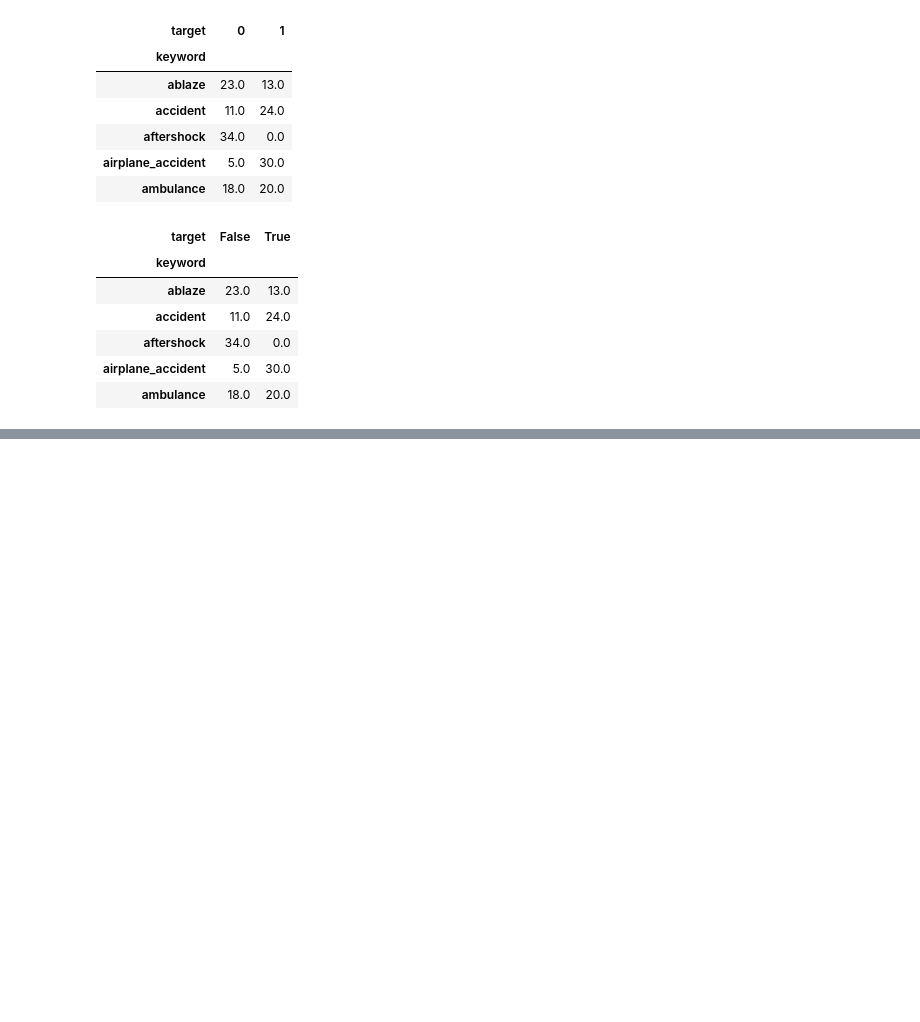
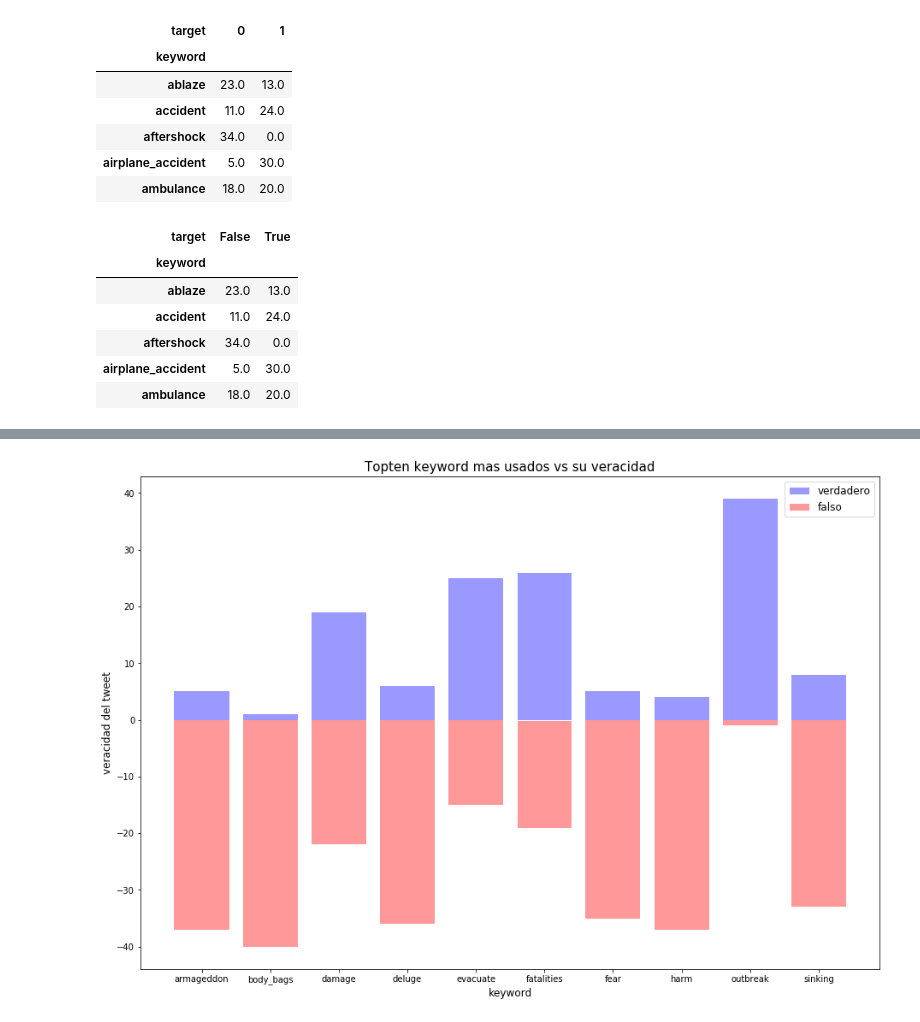
Before and after one commit to ZoraidaF/Cuarendata, a Jupyter notebook: Tp1_20_Sher.ipynb, the cells around one changed output, grey strips where cells are left out. Cells and saved outputs as stored; diff of their text form; code cells hidden in the pictures; blank space fills up the shorter version.

```diff
--- a/Tp1_20_Sher.ipynb
+++ b/Tp1_20_Sher.ipynb
@@ -246,0 +202,24 @@ topten_keyword.head(10)
+# %%
+X  = tabla_keyword_ordTotal['keyword']
+Y1 = tabla_keyword_ordTotal['True']
+Y2 = tabla_keyword_ordTotal['False']
+
+
+fig=plt.figure(figsize=(12,8))
+ax=fig.add_axes([0,0,1,1])
+ax.bar(X, Y1, facecolor='#9999ff', edgecolor='white',label='verdadero')
+ax.bar(X, -Y2, facecolor='#ff9999', edgecolor='white',label='falso')
+
+
+plt.title('Topten keyword mas usados vs su veracidad', fontsize=15);
+ax.set_xlabel('keyword', fontsize=12);
+ax.set_ylabel('veracidad del tweet', fontsize=12);
+
+ax.legend(fontsize=12)
+
+
+
+
+plt.show()
+# %% [output]
+[figure, added]
```
Also changed, not shown: parts of 50 cells of this notebook.
